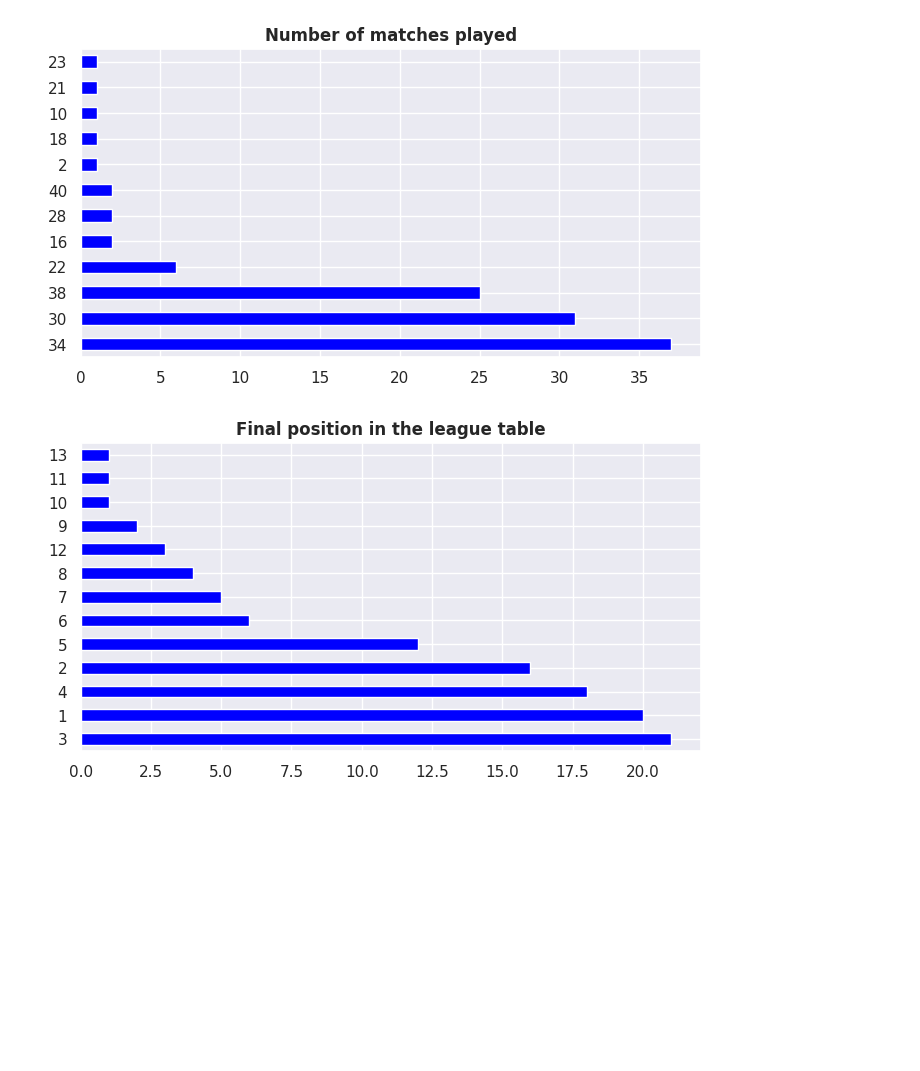
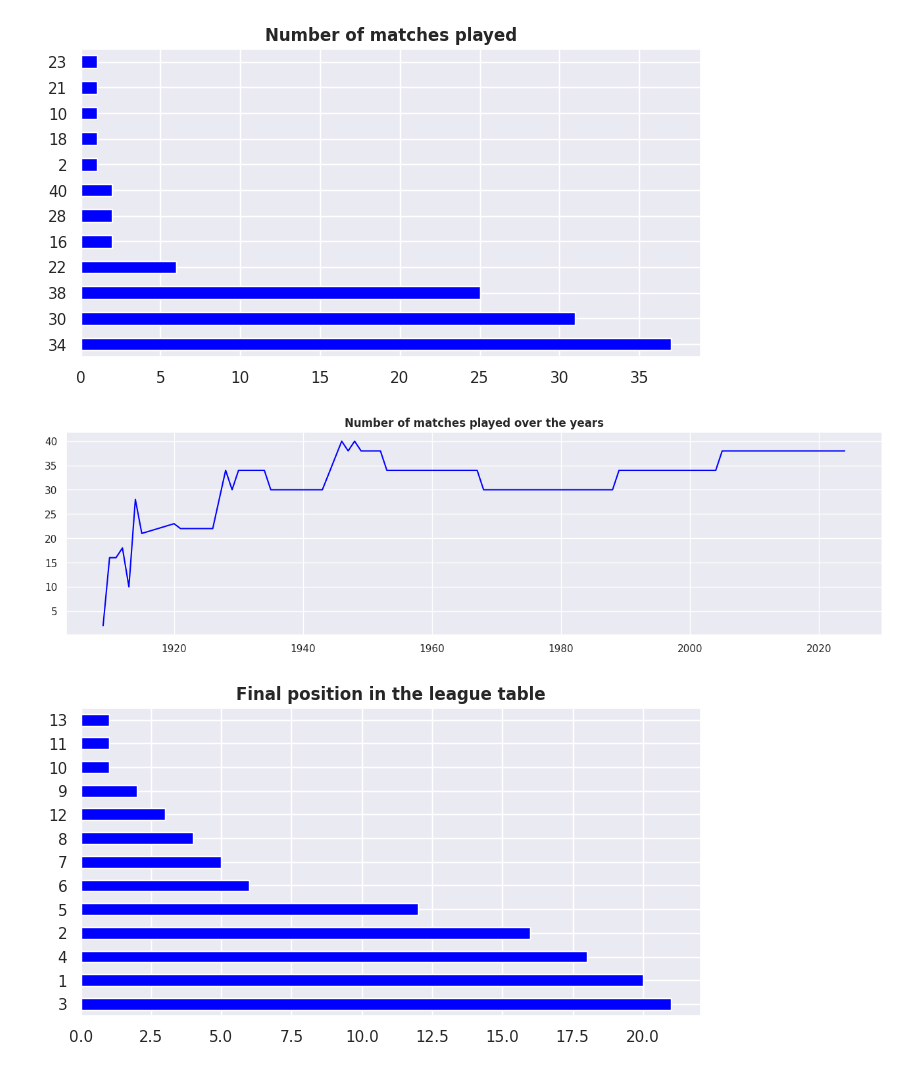
Before and after one commit to guilhermelaviola/InterMilan, a Jupyter notebook: InterInSerieA.ipynb, the cells around one changed output. Drawn from its saved outputs; the diff is of its cells as text; code cells hidden in the pictures; blank space fills up the shorter version.

Commit message:
I added some timeline graphs to display how some attributes have increased/decreased over the years in Serie A.

```diff
--- a/InterInSerieA.ipynb
+++ b/InterInSerieA.ipynb
@@ -61,6 +61,14 @@ plt.title('Number of matches played', fontweight = 'bold')
 plt.show()
 # %% [output]
 [figure]
+# %%
+# Displaying the number of Serie A matches played over the years:
+plt.figure(figsize = (16, 4))
+plt.title('Number of matches played over the years', fontweight = 'bold')
+plt.plot(serie_a['Year'], serie_a['Pld'], color = 'blue')
+plt.show()
+# %% [output]
+[figure, added]
 # %%
 # Displaying the final position in the league table:
 serie_a['Position'].value_counts().plot(kind = 'barh', color = 'blue', figsize = (8, 4))
```
Also changed, not shown: parts of 2 cells of this notebook.
